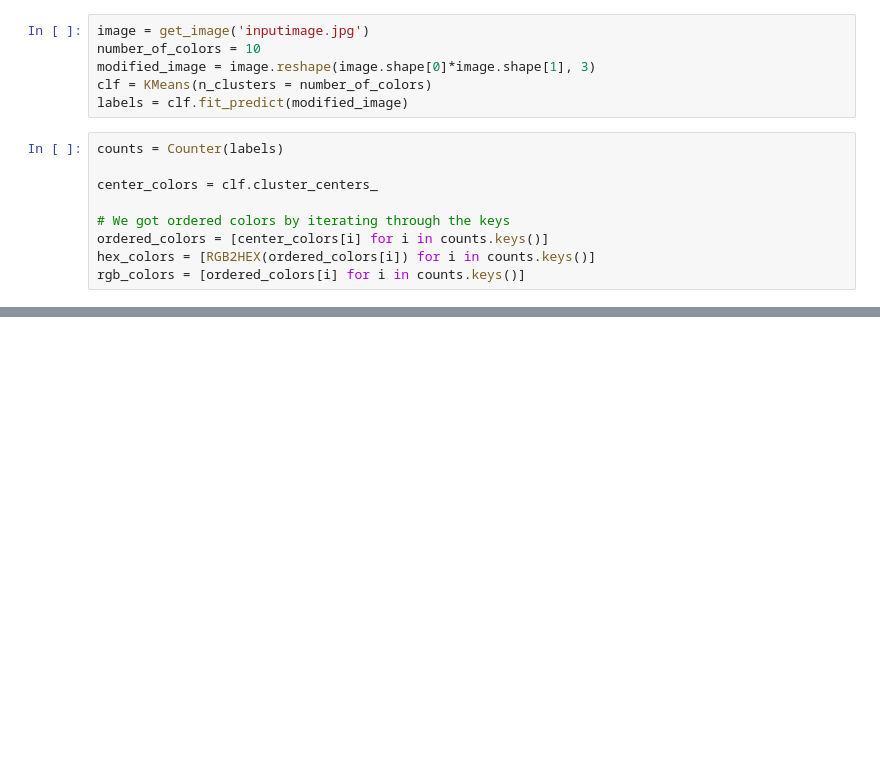
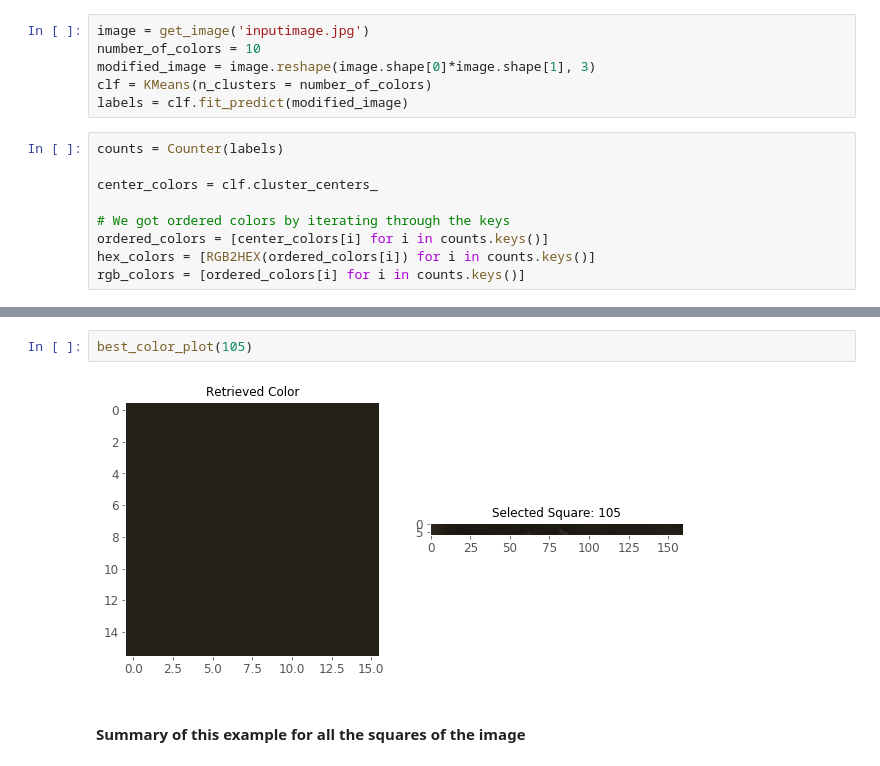
Before and after one commit to ochoa-jessica/Image_Color_Identification, a Jupyter notebook: ImageColorIdentification.ipynb, the cells around one changed output, grey strips where cells are left out. Cells and saved outputs as stored; diff of their text form; blank space fills up the shorter version.

```diff
--- a/ImageColorIdentification.ipynb
+++ b/ImageColorIdentification.ipynb
@@ -88,0 +151,6 @@ plt.pie(counts.values(), labels = hex_colors, colors = hex_colors)
+# %%
+best_color_plot(105)
+# %% [output]
+[figure, added]
+# %% [markdown]
+<h4>Summary of this example for all the squares of the image</h4>
```
Also changed, not shown: parts of 18 cells of this notebook.
